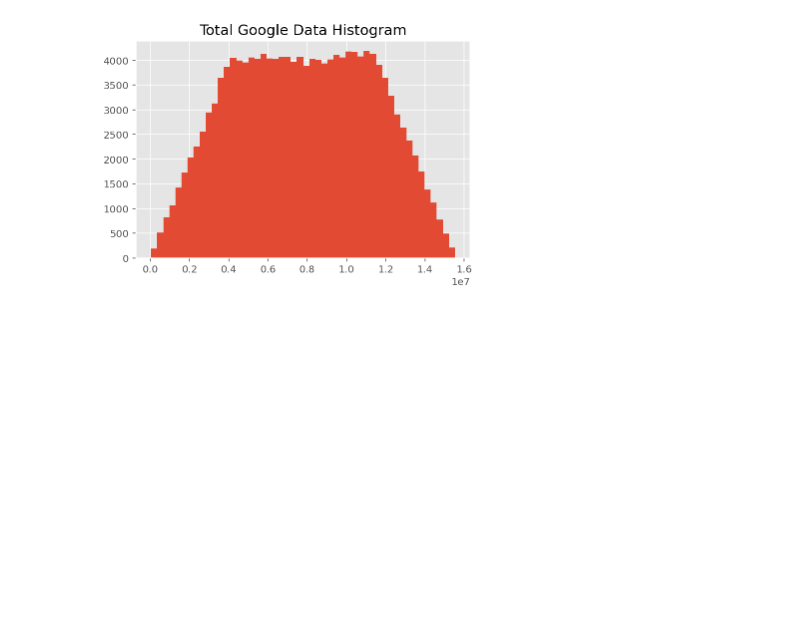
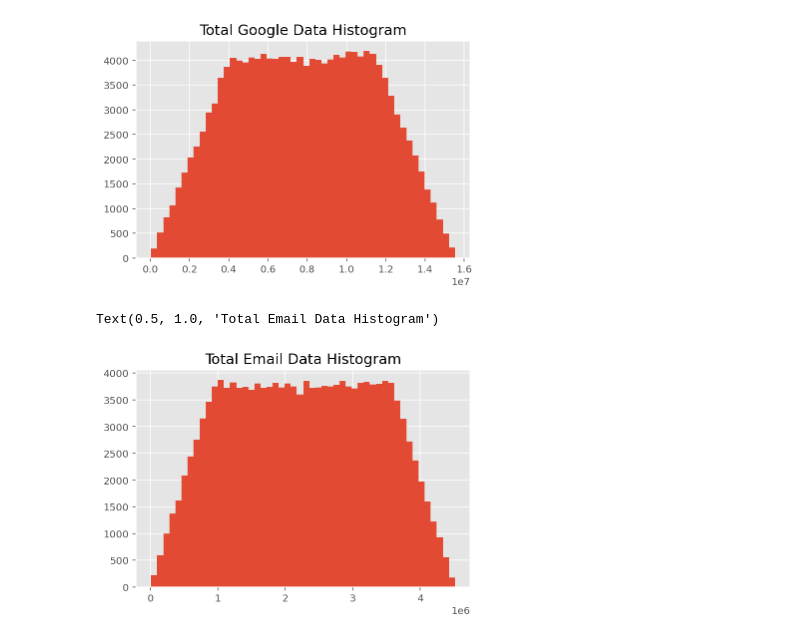
Before and after one commit to bezawitalemyimer/10xAc, a Jupyter notebook: week1/notebooks/data_source_csv.ipynb, the cells around one changed output. Drawn from its saved outputs; the diff is of its cells as text; code cells hidden in the pictures; blank space fills up the shorter version.

Commit message:
plotting Histogram Total Email Data

```diff
--- a/week1/notebooks/data_source_csv.ipynb
+++ b/week1/notebooks/data_source_csv.ipynb
@@ -579,3 +579,10 @@ plt.title("Total Google Data Histogram")
 # %% [output]
 Text(0.5, 1.0, 'Total Google Data Histogram')
 [figure]
+# %%
+#plotting Histogram Total Email Data
+data["Total Email"].hist(bins = 50)
+plt.title("Total Email Data Histogram")
+# %% [output]
+Text(0.5, 1.0, 'Total Email Data Histogram')
+[figure, added]
```
